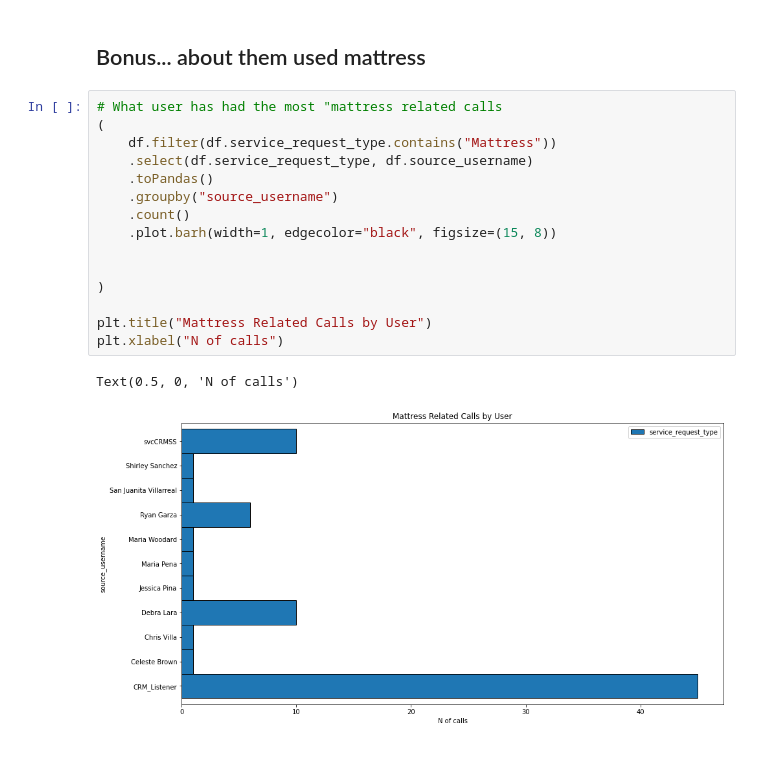
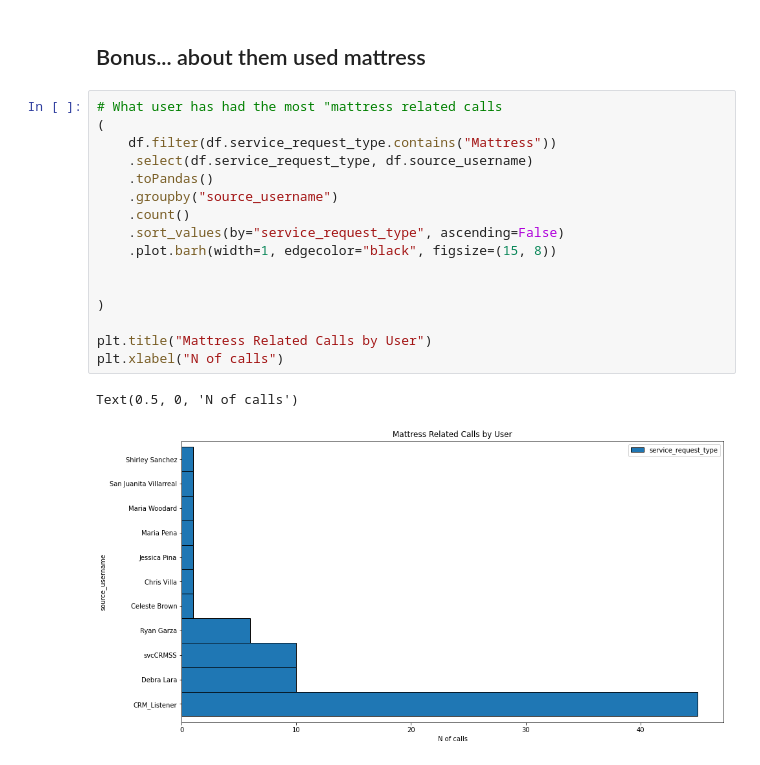
Before and after one commit to guedanie/distributed-ml, a Jupyter notebook: explore.ipynb, the cells around one changed output. Saved outputs shown, nothing was run; the diff lists cells and outputs as text.

```diff
--- a/explore.ipynb
+++ b/explore.ipynb
@@ -321,18 +323,19 @@ ts.groupby("week_day").sum().plot.barh(width=1, edgecolor="black", figsize=(15,
 # %%
 # What user has had the most "mattress related calls
 (
     df.filter(df.service_request_type.contains("Mattress"))
     .select(df.service_request_type, df.source_username)
     .toPandas()
     .groupby("source_username")
     .count()
+    .sort_values(by="service_request_type", ascending=False)
     .plot.barh(width=1, edgecolor="black", figsize=(15, 8))
 
 
 )
 
 plt.title("Mattress Related Calls by User")
 plt.xlabel("N of calls")
 # %% [output]
 Text(0.5, 0, 'N of calls')
-[figure, old version]
+[figure, new version]
```
Also changed, not shown: parts of 2 cells of this notebook.
